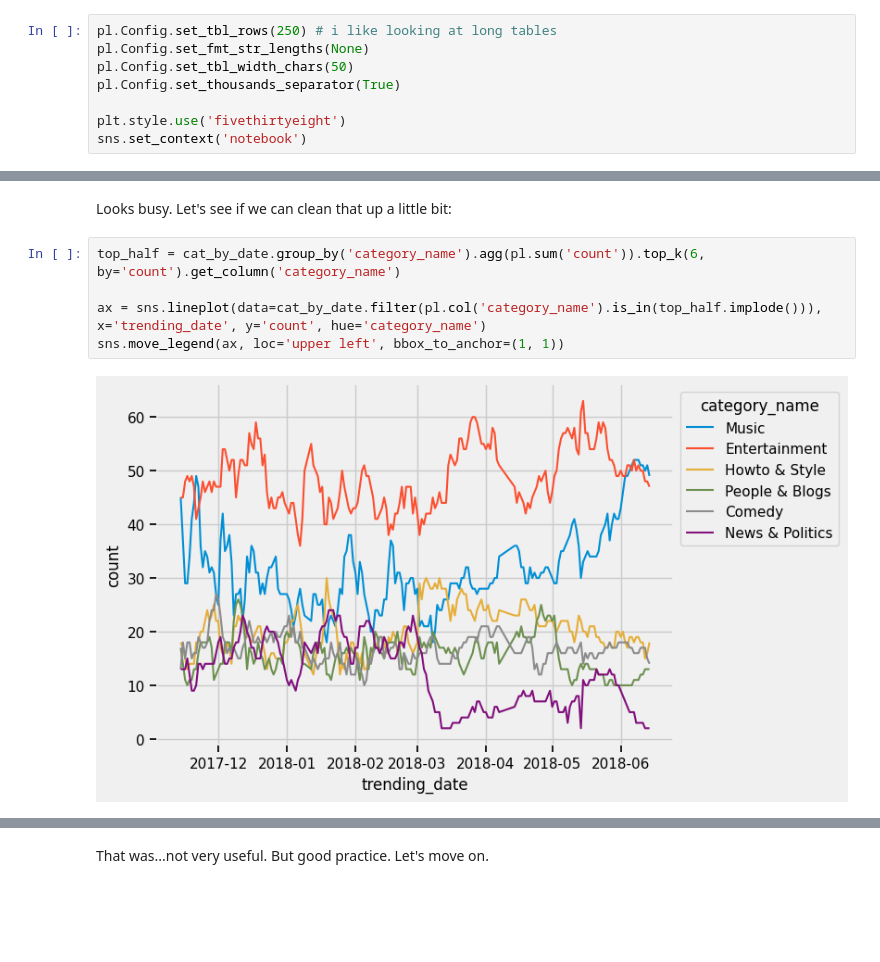
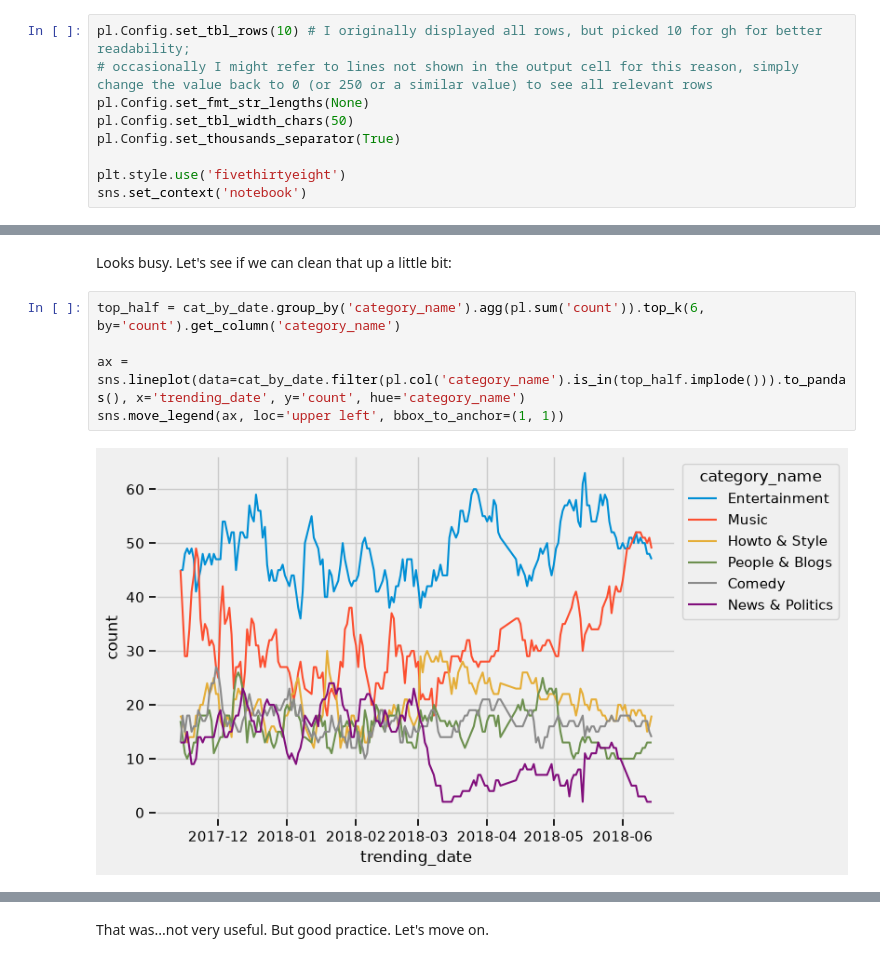
Before and after one commit to suessej/Data_Exploration_Practice, a Jupyter notebook: YT Trending dataset/yt dataset.ipynb, the cells around one changed output, grey strips where cells are left out. Saved outputs shown, nothing was run; the diff lists cells and outputs as text; blank space fills up the shorter version.

```diff
--- a/YT Trending dataset/yt dataset.ipynb
+++ b/YT Trending dataset/yt dataset.ipynb
@@ -16,7 +16,8 @@ import matplotlib.dates as mdates
 import seaborn as sns
 from IPython.display import display
 # %%
-pl.Config.set_tbl_rows(250) # i like looking at long tables
+pl.Config.set_tbl_rows(10) # I originally displayed all rows, but picked 10 for gh for better readability;
+# occasionally I might refer to lines not shown in the output cell for this reason, simply change the value back to 0 (or 250 or a similar value) to see all relevant rows
 pl.Config.set_fmt_str_lengths(None)
 pl.Config.set_tbl_width_chars(50)
 pl.Config.set_thousands_separator(True)
@@ -388,8 +385,8 @@ Looks busy. Let's see if we can clean that up a little bit:
 # %%
 top_half = cat_by_date.group_by('category_name').agg(pl.sum('count')).top_k(6, by='count').get_column('category_name')
 
-ax = sns.lineplot(data=cat_by_date.filter(pl.col('category_name').is_in(top_half.implode())), x='trending_date', y='count', hue='category_name')
+ax = sns.lineplot(data=cat_by_date.filter(pl.col('category_name').is_in(top_half.implode())).to_pandas(), x='trending_date', y='count', hue='category_name')
 sns.move_legend(ax, loc='upper left', bbox_to_anchor=(1, 1))
 # %% [output]
-[figure, old version]
+[figure, new version]
 # %%
```
Also changed, not shown: parts of 25 cells of this notebook.
